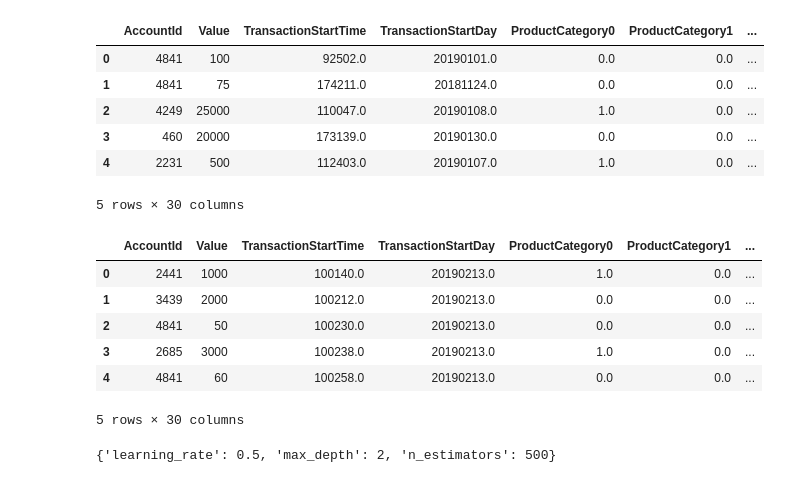
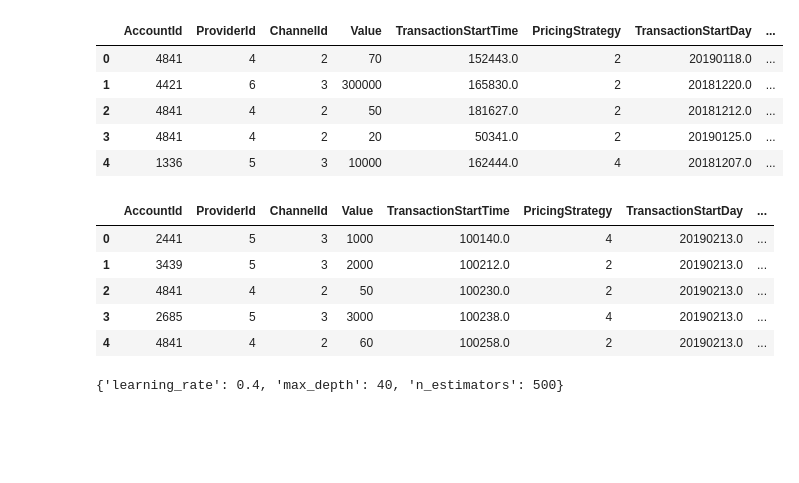
Before and after one commit to olingo99/ML_Xente, a Jupyter notebook: xente_pipeline.ipynb, the cells around one changed output. Drawn from its saved outputs; the diff is of its cells as text; code cells hidden in the pictures; blank space fills up the shorter version.

```diff
--- a/xente_pipeline.ipynb
+++ b/xente_pipeline.ipynb
@@ -51,58 +51,56 @@ train.head()
 # %%
-hot_cols = ["ProductCategory", "ProviderId", "ChannelId", "Sign", "PricingStrategy"]
-# hot_cols = ["ProductCategory"]
+# hot_cols = ["ProductCategory", "ProviderId", "ChannelId", "Sign", "PricingStrategy"]
+hot_cols = ["ProductCategory"]
 
 # train["ProductCategory"].values.reshape(-1,1)
 
 # hot_transformer = Pipeline(steps=[
 #     ('onehot', OneHotEncoder(handle_unknown='ignore'))
 # ])
 
 # onehotProcessor = ColumnTransformer(transformers=[
 #     ('one', hot_transformer, hot_cols)
 # ])
 
 preprocessor = Pipeline(steps = [
     ("shuffle", StringCleanTransformer()),
     ("day_time_separator", DayTimeTransformer()),
     ("amout to sign", SignTransformer()),
     ("One hot encoding", OHTransformer(hot_cols)),
     ("Dropper", DropperTransformer()),
 
 ])
 
 res = preprocessor.fit_transform(train)
 
-res["ChannelId4"] = 0
+# res["ChannelId4"] = 0
 
 SMOTE = SMOTE()
 smote_X, smote_Y = SMOTE.fit_resample(res, train_Y)
 
 res.head()
 
 # res.to_csv("wtf.csv", index=False)
 # %% [output]
-|  | AccountId | Value | TransactionStartTime | TransactionStartDay | ProductCategory0 | ProductCategory1 | ... |
-| 0 | 4841 | 100 | 92502.0 | 20190101.0 | 0.0 | 0.0 | ... |
-| 1 | 4841 | 75 | 174211.0 | 20181124.0 | 0.0 | 0.0 | ... |
-| 2 | 4249 | 25000 | 110047.0 | 20190108.0 | 1.0 | 0.0 | ... |
-| 3 | 460 | 20000 | 173139.0 | 20190130.0 | 0.0 | 0.0 | ... |
-| 4 | 2231 | 500 | 112403.0 | 20190107.0 | 1.0 | 0.0 | ... |
+|  | AccountId | ProviderId | ChannelId | Value | TransactionStartTime | PricingStrategy | TransactionStartDay | ... |
+| 0 | 4841 | 4 | 2 | 70 | 152443.0 | 2 | 20190118.0 | ... |
+| 1 | 4421 | 6 | 3 | 300000 | 165830.0 | 2 | 20181220.0 | ... |
+| 2 | 4841 | 4 | 2 | 50 | 181627.0 | 2 | 20181212.0 | ... |
+| 3 | 4841 | 4 | 2 | 20 | 50341.0 | 2 | 20190125.0 | ... |
+| 4 | 1336 | 5 | 3 | 10000 | 162444.0 | 4 | 20181207.0 | ... |
-5 rows × 30 columns
 # %%
 test = preprocessor.fit_transform(test)
-ch4 = test.ChannelId4
-test.drop(["ChannelId4"], axis=1, inplace=True)
-test["ChannelId4"] = ch4
+# ch4 = test.ChannelId4
+# test.drop(["ChannelId4"], axis=1, inplace=True)
+# test["ChannelId4"] = ch4
 test.head()
 # %% [output]
-|  | AccountId | Value | TransactionStartTime | TransactionStartDay | ProductCategory0 | ProductCategory1 | ... |
-| 0 | 2441 | 1000 | 100140.0 | 20190213.0 | 1.0 | 0.0 | ... |
-| 1 | 3439 | 2000 | 100212.0 | 20190213.0 | 0.0 | 0.0 | ... |
-| 2 | 4841 | 50 | 100230.0 | 20190213.0 | 0.0 | 0.0 | ... |
-| 3 | 2685 | 3000 | 100238.0 | 20190213.0 | 1.0 | 0.0 | ... |
-| 4 | 4841 | 60 | 100258.0 | 20190213.0 | 0.0 | 0.0 | ... |
+|  | AccountId | ProviderId | ChannelId | Value | TransactionStartTime | PricingStrategy | TransactionStartDay | ... |
+| 0 | 2441 | 5 | 3 | 1000 | 100140.0 | 4 | 20190213.0 | ... |
+| 1 | 3439 | 5 | 3 | 2000 | 100212.0 | 2 | 20190213.0 | ... |
+| 2 | 4841 | 4 | 2 | 50 | 100230.0 | 2 | 20190213.0 | ... |
+| 3 | 2685 | 5 | 3 | 3000 | 100238.0 | 4 | 20190213.0 | ... |
+| 4 | 4841 | 4 | 2 | 60 | 100258.0 | 2 | 20190213.0 | ... |
-5 rows × 30 columns
 # %%
 #import xgboost
 from xgboost import XGBClassifier
@@ -127,11 +125,13 @@ from sklearn.model_selection import GridSearchCV
 
 model = XGBClassifier()
 
-param_grid = {'max_depth': [2, 4, 6, 10, 12,20,40], 'n_estimators': [30, 40, 50,60, 70,100,500], 'learning_rate': [0.1, 0.2, 0.3, 0.4, 0.5,0.7]}
+param_grid = {'max_depth': [2, 4,40], 'n_estimators': [30,100,500], 'learning_rate': [0.1, 0.4, 0.5,0.7]}
 grid_search = GridSearchCV(model, param_grid, cv=5, scoring='f1')
 grid_search.fit(X, Y)
 
 # On print les meilleurs hyperparamètres
 print(grid_search.best_params_)
+
+{'learning_rate': 0.4, 'max_depth': 40, 'n_estimators': 500}
 # %% [output]
-{'learning_rate': 0.5, 'max_depth': 2, 'n_estimators': 500}
+{'learning_rate': 0.4, 'max_depth': 40, 'n_estimators': 500}
```
Also changed, not shown: parts of 4 cells of this notebook, 1 other file.
